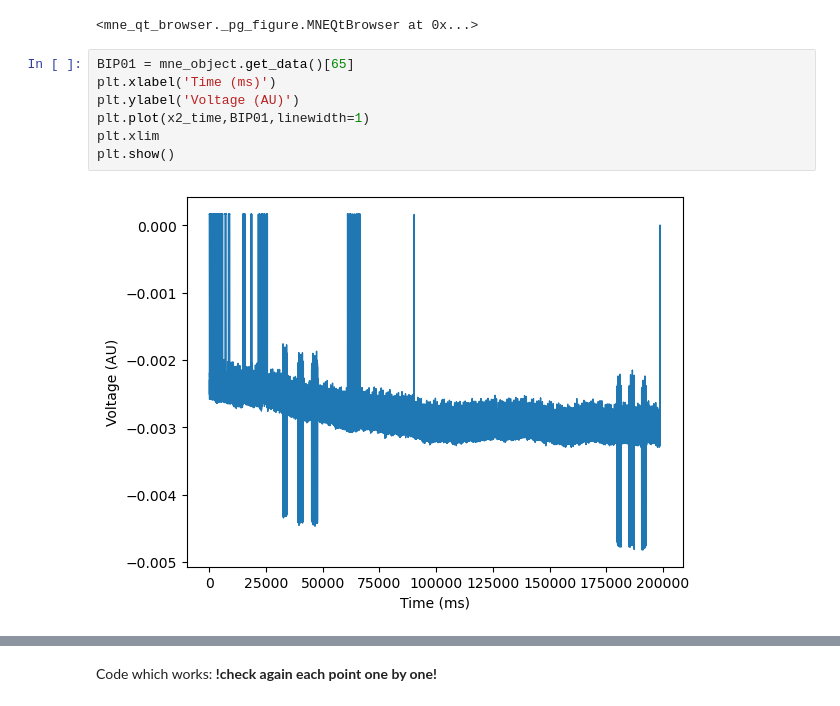
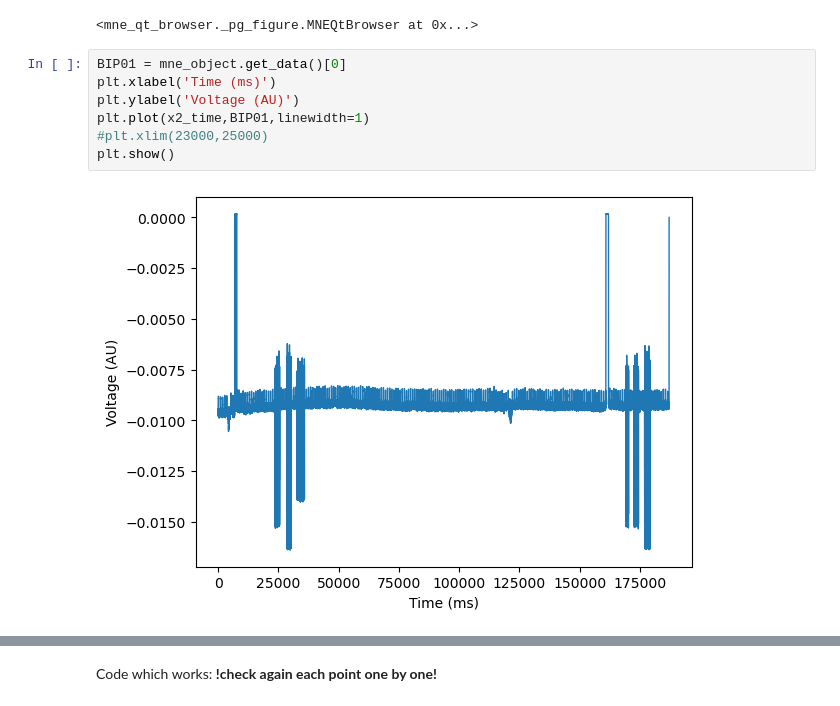
Before and after one commit to juliettevivien/Synchronization, a Jupyter notebook: Align LFP data with sensor data.ipynb, the cells around one changed output, grey strips where cells are left out. Cells and saved outputs as stored; diff of their text form.

```diff
--- a/Align LFP data with sensor data.ipynb
+++ b/Align LFP data with sensor data.ipynb
@@ -343,11 +343,11 @@ mne_object.plot(start = 5, duration = 5, n_channels = 2)
 Using qt as 2D backend.
 <mne_qt_browser._pg_figure.MNEQtBrowser at 0x...>
 # %%
-BIP01 = mne_object.get_data()[65]
+BIP01 = mne_object.get_data()[0]
 plt.xlabel('Time (ms)')
 plt.ylabel('Voltage (AU)')
 plt.plot(x2_time,BIP01,linewidth=1)
-plt.xlim
+#plt.xlim(23000,25000)
 plt.show()
 # %% [output]
-[figure, old version]
+[figure, new version]
```
Also changed, not shown: parts of 25 cells of this notebook.
